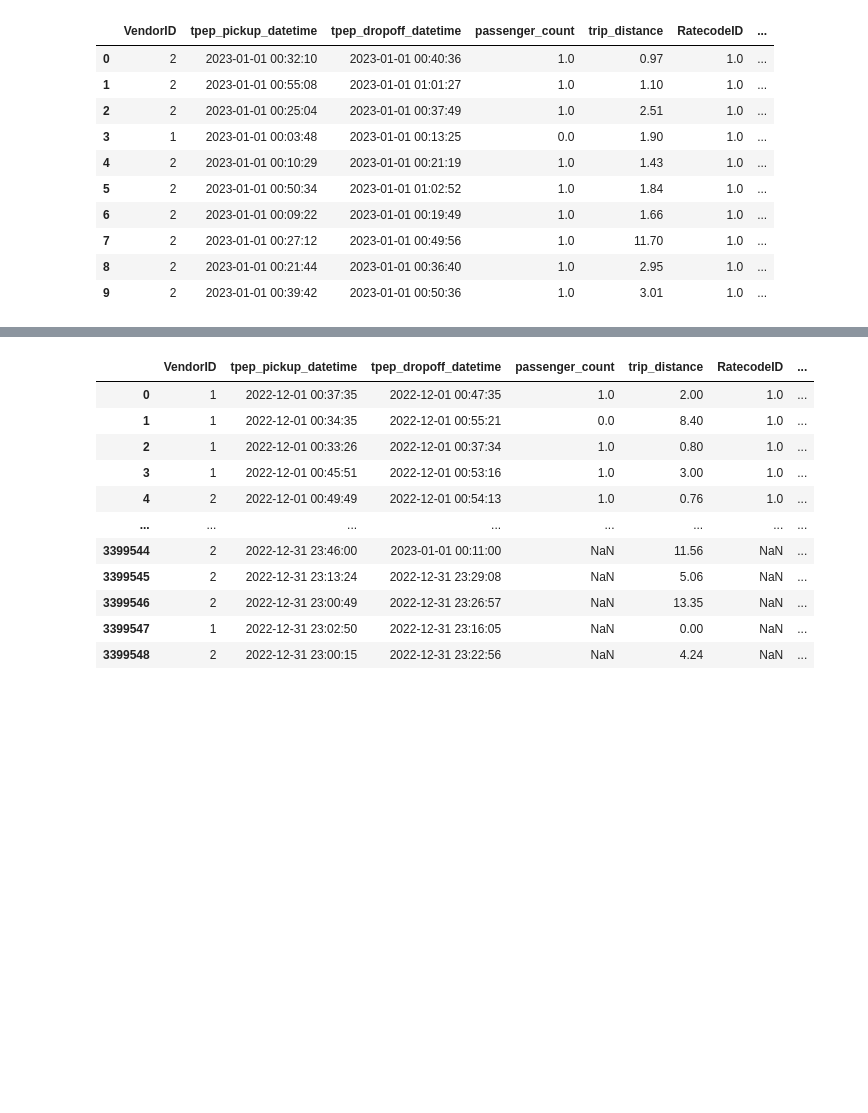
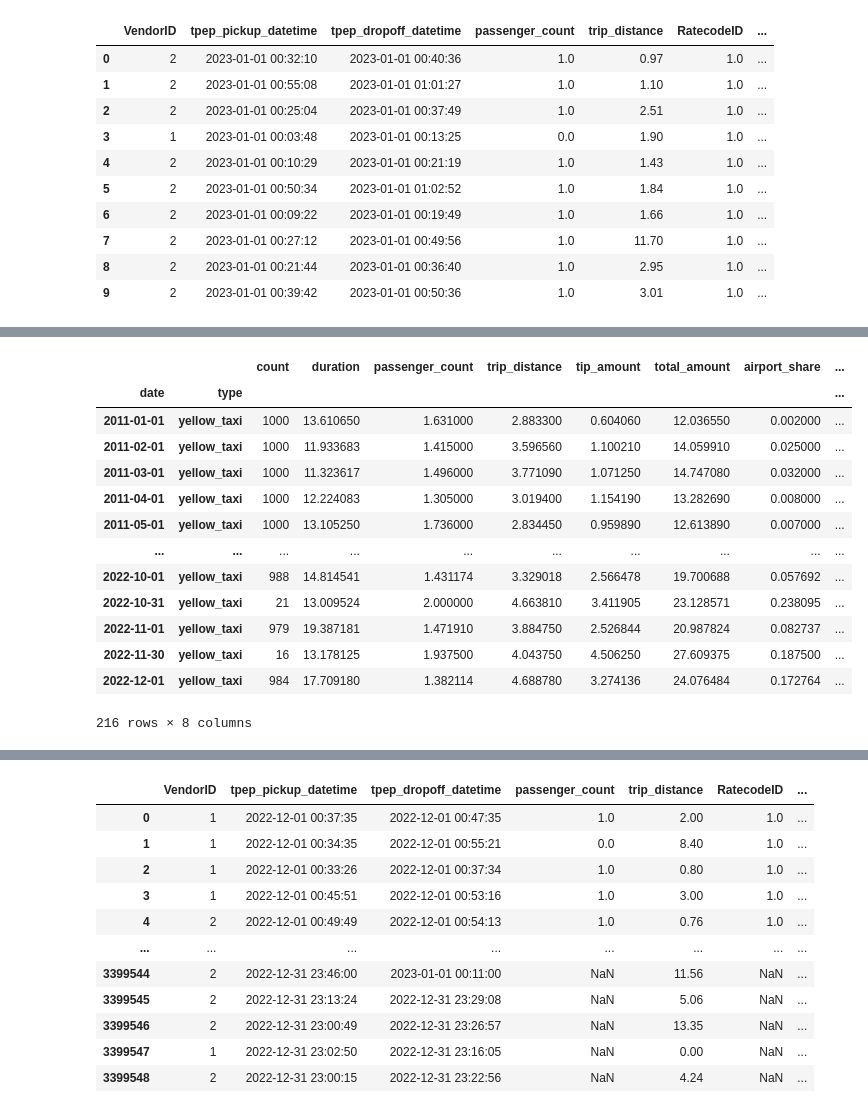
Before and after one commit to tomweinandy/AIinPowerBI, a Jupyter notebook: clean_taxi_data.ipynb, the cells around one changed output, grey strips where cells are left out. Saved outputs shown, nothing was run; the diff lists cells and outputs as text; code cells hidden in the pictures; blank space fills up the shorter version.

Commit message:
Continue testing data (2016-2022)

```diff
--- a/clean_taxi_data.ipynb
+++ b/clean_taxi_data.ipynb
@@ -43,21 +43,15 @@ last_month = '2023-01'
 data = pd.DataFrame()
 
 for year in year_list:
-    # Stop the loop on the last month
-    if f"{year}-{month}" == last_month:
-        break
 
     for month in month_list:
-        # Stop the loop on the last month
-        if f"{year}-{month}" == last_month:
-            break
 
         print(f"Adding {year}-{month}...")
 
         # Load data
         url = f"https://d37ci6vzurychx.cloudfront.net/trip-data/yellow_tripdata_{year}-{month}.parquet"
         df = pd.read_parquet(url)
-        df = df.head(1000).copy()   # reduce size (for testing)
+        # df = df.head(1000).copy()   # reduce size (for testing)
         # print(len(df))
 
             # Rename columns
@@ -131,6 +125,14 @@ for year in year_list:
         df_daily.insert(0, 'count', df.groupby(['date', 'type']).count()['duration'])
 
         data = pd.concat([data, df_daily], axis=0)
+
+        # Stop the loop on the last month
+        if f"{year}-{month}" == last_month:
+            break
+
+    # Stop the loop on the last month
+    if f"{year}-{month}" == last_month:
+        break
 # %% [output]
 Adding 2011-01...
 Adding 2011-02...
@@ -155,0 +171,17 @@ df
+# %%
+data
+# %% [output]
+|  |  | count | duration | passenger_count | trip_distance | tip_amount | total_amount | airport_share | ... |
+| date | type |  |  |  |  |  |  |  | ... |
+| 2011-01-01 | yellow_taxi | 1000 | 13.610650 | 1.631000 | 2.883300 | 0.604060 | 12.036550 | 0.002000 | ... |
+| 2011-02-01 | yellow_taxi | 1000 | 11.933683 | 1.415000 | 3.596560 | 1.100210 | 14.059910 | 0.025000 | ... |
+| 2011-03-01 | yellow_taxi | 1000 | 11.323617 | 1.496000 | 3.771090 | 1.071250 | 14.747080 | 0.032000 | ... |
+| 2011-04-01 | yellow_taxi | 1000 | 12.224083 | 1.305000 | 3.019400 | 1.154190 | 13.282690 | 0.008000 | ... |
+| 2011-05-01 | yellow_taxi | 1000 | 13.105250 | 1.736000 | 2.834450 | 0.959890 | 12.613890 | 0.007000 | ... |
+| ... | ... | ... | ... | ... | ... | ... | ... | ... | ... |
+| 2022-10-01 | yellow_taxi | 988 | 14.814541 | 1.431174 | 3.329018 | 2.566478 | 19.700688 | 0.057692 | ... |
+| 2022-10-31 | yellow_taxi | 21 | 13.009524 | 2.000000 | 4.663810 | 3.411905 | 23.128571 | 0.238095 | ... |
+| 2022-11-01 | yellow_taxi | 979 | 19.387181 | 1.471910 | 3.884750 | 2.526844 | 20.987824 | 0.082737 | ... |
+| 2022-11-30 | yellow_taxi | 16 | 13.178125 | 1.937500 | 4.043750 | 4.506250 | 27.609375 | 0.187500 | ... |
+| 2022-12-01 | yellow_taxi | 984 | 17.709180 | 1.382114 | 4.688780 | 3.274136 | 24.076484 | 0.172764 | ... |
+216 rows × 8 columns
```
Also changed, not shown: parts of 4 cells of this notebook.
